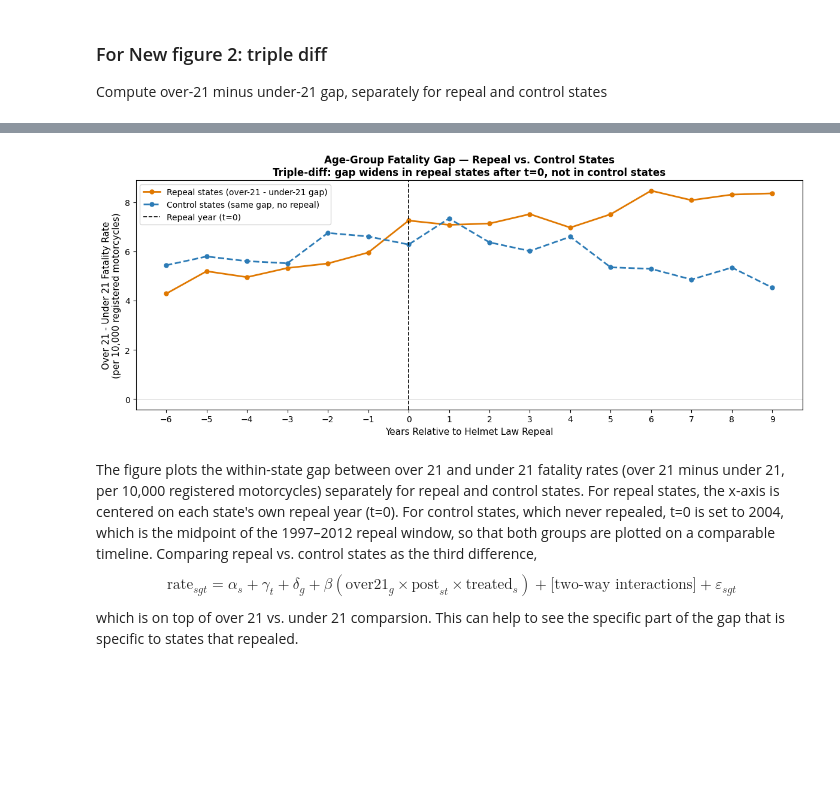
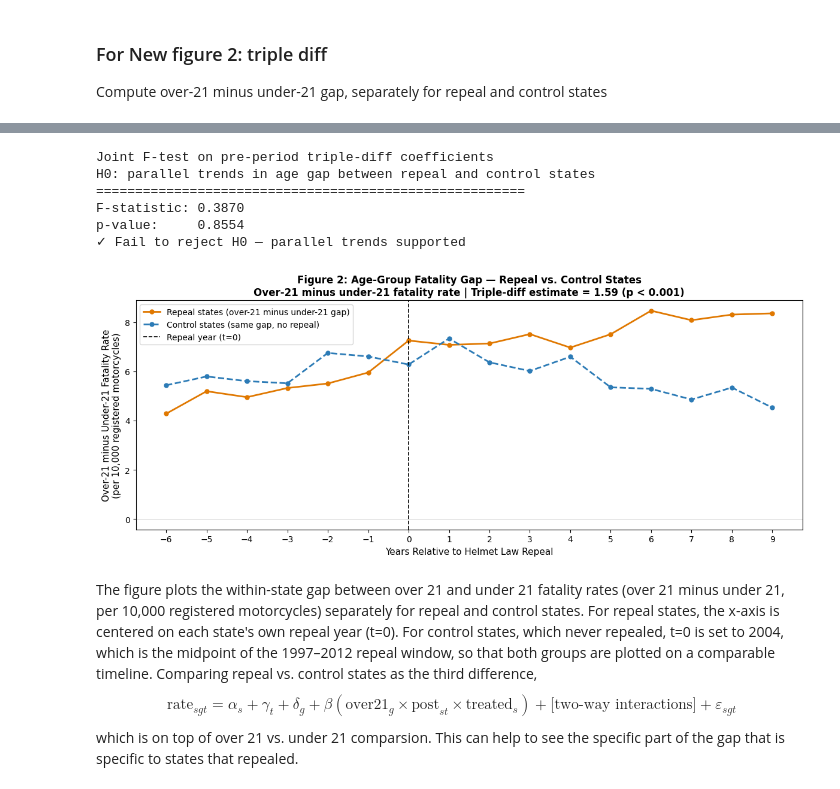
Before and after one commit to Vihaan8/causal_inference_motorcycle_laws, a Jupyter notebook: models/did.ipynb, the cells around one changed output, grey strips where cells are left out. Cells and saved outputs as stored; diff of their text form; code cells hidden in the pictures; blank space fills up the shorter version.

Commit message:
added binned years and fixed triple diff

```diff
--- a/models/did.ipynb
+++ b/models/did.ipynb
@@ -880,56 +1048,89 @@ p-value: 0.0042
+# %%
+# ── F-test on pre-period for triple diff ────────────────────────────────────
+# Create event time dummies for the triple diff interaction
+for k in range(ET_MIN, ET_MAX + 1):
+    if k == REF:
+        continue
+    col = f"triple_et_{k}" if k >= 0 else f"triple_et_m{abs(k)}"
+    df_age[col] = (
+        (df_age["event_time"] == k) & (df_age["over21"] == 1) & (df_age["treated"] == 1)
+    ).astype(int)
+
+triple_et_cols = [
+    (k, f"triple_et_{k}" if k >= 0 else f"triple_et_m{abs(k)}")
+    for k in range(ET_MIN, ET_MAX + 1)
+    if k != REF
+]
+
+# Regression with triple interaction event-time dummies
+triple_et_str = " + ".join([col for _, col in triple_et_cols])
+formula_triple_es = f"""fatality_rate ~ {triple_et_str}
+                        + over21:post + over21:treated + post:treated
+                        + C(state) + C(year) + C(over21)"""
+
+model_triple_es = smf.ols(formula_triple_es, data=df_age).fit(
+    cov_type="cluster", cov_kwds={"groups": df_age["state"]}
+)
+
+# F-test on pre-period only
+pre_triple_cols = [col for k, col in triple_et_cols if k < 0]
+ftest_triple = model_triple_es.f_test([f"{col} = 0" for col in pre_triple_cols])
+
+print("Joint F-test on pre-period triple-diff coefficients")
+print("H0: parallel trends in age gap between repeal and control states")
+print("=" * 55)
+print(f"F-statistic: {ftest_triple.fvalue:.4f}")
+print(f"p-value:     {ftest_triple.pvalue:.4f}")
+if ftest_triple.pvalue > 0.10:
+    print("✓ Fail to reject H0 — parallel trends supported")
+else:
+    print("✗ Reject H0 — pre-trends detected, interpret with caution")
+# %% [output]
+Joint F-test on pre-period triple-diff coefficients
+H0: parallel trends in age gap between repeal and control states
+=======================================================
+F-statistic: 0.3870
+p-value:     0.8554
+✓ Fail to reject H0 — parallel trends supported
 # %%
-# New figure 2: age-group trends in control vs. repeal states
-gap_df = (
-    df_age[df_age["event_time"].between(ET_MIN, ET_MAX)]
-    .pivot_table(
-        index=["state", "event_time", "treated"],
-        columns="age_group",
-        values="fatality_rate",
-    )
-    .reset_index()
-)
-
-gap_df["age_gap"] = gap_df["rate_over21"] - gap_df["rate_under21"]
-avg_gap = gap_df.groupby(["event_time", "treated"])["age_gap"].mean().reset_index()
-
-# plot
 fig, ax = plt.subplots(figsize=(12, 5))
 
 for treated_val, label, color, ls in [
-    (1, "Repeal states (over-21 - under-21 gap)", "#E07800", "-"),
+    (1, "Repeal states (over-21 minus under-21 gap)", "#E07800", "-"),
     (0, "Control states (same gap, no repeal)", "#2C7BB6", "--"),
 ]:
     sub = avg_gap[avg_gap["treated"] == treated_val]
     ax.plot(
         sub["event_time"],
         sub["age_gap"],
         color=color,
         linestyle=ls,
         linewidth=2,
         marker="o",
         markersize=5,
         label=label,
     )
 
 ax.axvline(0, color="black", linestyle="--", linewidth=1.2, label="Repeal year (t=0)")
 ax.axhline(0, color="gray", linestyle="-", linewidth=0.6, alpha=0.5)
 
 ax.set_xlabel("Years Relative to Helmet Law Repeal", fontsize=11)
 ax.set_ylabel(
-    "Over 21 - Under 21 Fatality Rate\n(per 10,000 registered motorcycles)", fontsize=11
+    "Over-21 minus Under-21 Fatality Rate\n(per 10,000 registered motorcycles)",
+    fontsize=11,
 )
 ax.set_title(
-    "Age-Group Fatality Gap — Repeal vs. Control States\n"
-    "Triple-diff: gap widens in repeal states after t=0, not in control states",
+    "Figure 2: Age-Group Fatality Gap — Repeal vs. Control States\n"
+    "Over-21 minus under-21 fatality rate | Triple-diff estimate = 1.59 (p < 0.001)",
     fontweight="bold",
     fontsize=12,
 )
 ax.set_xticks(range(ET_MIN, ET_MAX + 1))
 ax.legend(fontsize=10)
 plt.tight_layout()
 plt.show()
 # %% [output]
-[figure, old version]
+[figure, new version]
 # %% [markdown]
 The figure plots the within-state gap between over 21 and under 21 fatality rates (over 21 minus under 21, per 10,000 registered motorcycles) separately for repeal and control states. For repeal states, the x-axis is centered on each state's own repeal year (t=0). For control states, which never repealed, t=0 is set to 2004, which is the midpoint of the 1997–2012 repeal window, so that both groups are plotted on a comparable timeline. Comparing repeal vs. control states as the third difference, $$\text{rate}_{sgt} = \alpha_s + \gamma_t + \delta_g + \beta(\text{over21}_g \times \text{post}_{st} \times \text{treated}_s) + \text{[two-way interactions]} + \varepsilon_{sgt}$$ which is on top of over 21 vs. under 21 comparsion. This can help to see the specific part of the gap that is specific to states that repealed.
 
```
Also changed, not shown: parts of 4 cells of this notebook, 1 other file.
